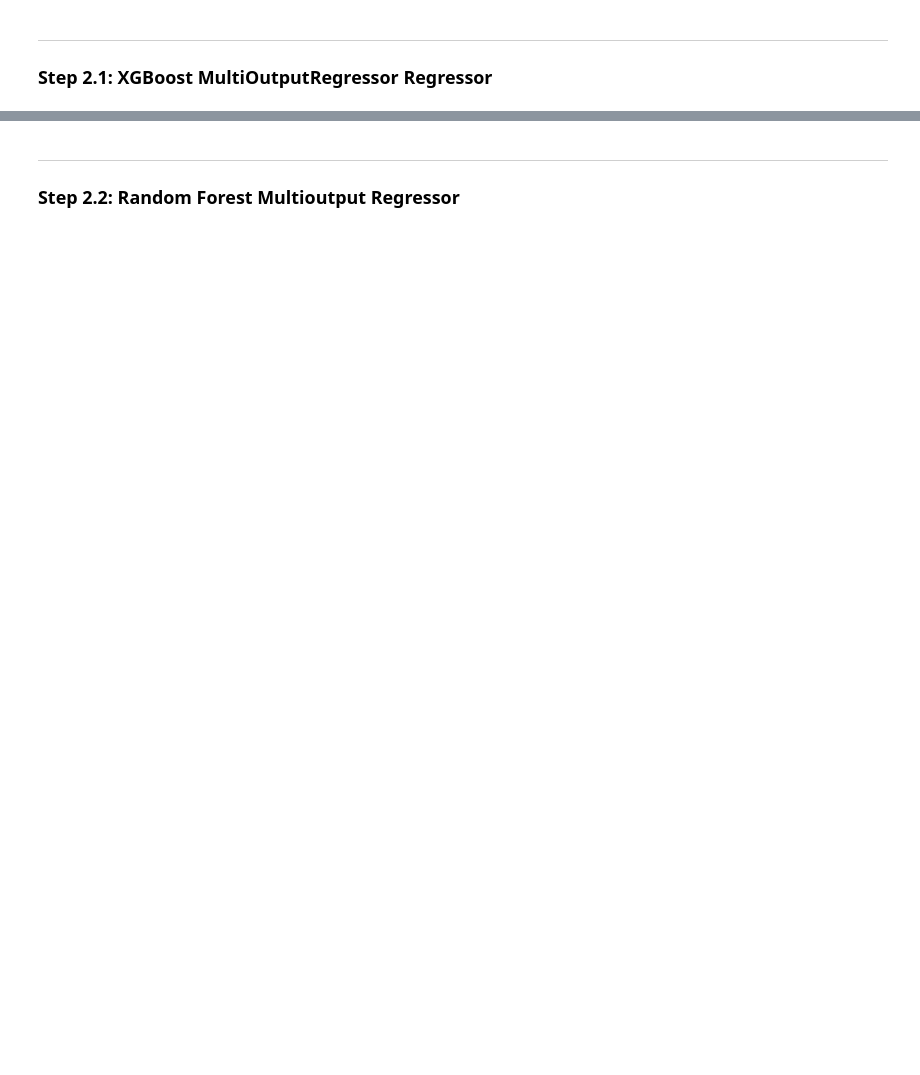
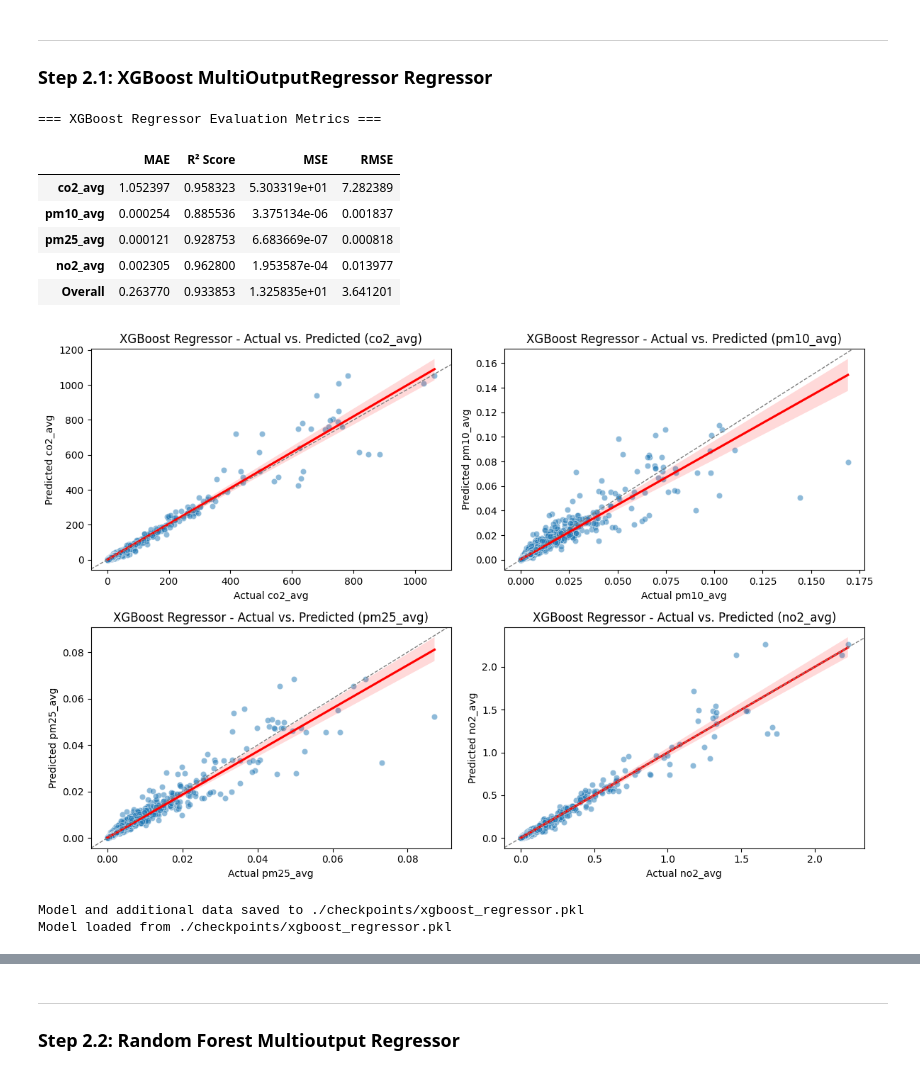
Before and after one commit to osamadev/EmissionsML, a Jupyter notebook: emissions_modeling.ipynb, the cells around one changed output, grey strips where cells are left out. Saved outputs shown, nothing was run; the diff lists cells and outputs as text; code cells hidden in the pictures; blank space fills up the shorter version.

```diff
--- a/emissions_modeling.ipynb
+++ b/emissions_modeling.ipynb
@@ -3,0 +12,3 @@
+# %%
+X, y = utils.load_data('./preprocessed_data/final_dataset.csv',
+                       ['co2_avg', 'pm10_avg', 'pm25_avg', 'no2_avg'])
@@ -5,17 +26,3 @@
 <hr style="border: 2px solid blue;">
 
 ### Step 2.1: XGBoost MultiOutputRegressor Regressor
-# %%
-# drop columns that are not selected and the target columns
-y = final_merged_df[['co2_avg', 'pm10_avg', 'pm25_avg', 'no2_avg']]
-X = final_merged_df.drop(columns=['co2_avg', 'pm10_avg', 'pm25_avg', 'no2_avg'])
-
-# drop aadt columns and keep vkm columns as they are highly correlated. vkm is calculated using aadt and speed columns
-X.drop(columns=['aadt_motorcycle', 'aadt_taxi',
-       'aadt_petrol_car', 'aadt_diesel_car', 'aadt_electric_car',
-       'aadt_petrol_phv', 'aadt_diesel_phv', 'aadt_electric_phv',
-       'aadt_petrol_lgv', 'aadt_diesel_lgv', 'aadt_electric_lgv',
-       'aadt_hgvs_rigid_2_axles', 'aadt_hgvs_rigid_3_axles',
-       'aadt_hgvs_rigid_4_or_more_axles', 'aadt_hgvs_articulated_3_to_4_axles',
-       'aadt_hgvs_articulated_5_axles', 'aadt_hgvs_articulated_6_axles',
-       'aadt_buses', 'aadt_coaches'], inplace=True)
@@ -31,22 +29,34 @@ selected_columns
 # %%
 # implement multi-output regression using xgboost regressor
 from sklearn.multioutput import MultiOutputRegressor
 from xgboost import XGBRegressor
 from sklearn.model_selection import train_test_split
-from sklearn.metrics import mean_squared_error
 
 # split the data into training and testing sets
 X_train, X_test, y_train, y_test = train_test_split(X, y, test_size=0.2, random_state=42)
 
+# Scale training data and store the scaler
+X_train_scaled, _, scaler_X, _ = utils.scale_data(X_train, fit_scaler=True)
+
+# Scale test data using the same scaler (ensures consistency)
+X_test_scaled, _, _, _ = utils.scale_data(X_test, scaler_X=scaler_X, fit_scaler=False)
+
 # train the model
 xgb = MultiOutputRegressor(XGBRegressor(objective='reg:squarederror', n_estimators=1000,
                                         learning_rate=0.1, max_depth=6, random_state=42))
-xgb.fit(X_train, y_train)
+xgb.fit(X_train_scaled, y_train)
 
 # predict the target values
-y_pred = xgb.predict(X_test)
+y_pred = xgb.predict(X_test_scaled)
 
 # calculate the mean squared error
-mse = mean_squared_error(y_test, y_pred)
-
-print(f'Mean Squared Error: {mse}')
+eval_matrix = utils.evaluate_regressor(y_test, y_pred, model_name='XGBoost Regressor')
+# %% [output]
+=== XGBoost Regressor Evaluation Metrics ===
+|  | MAE | R² Score | MSE | RMSE |
+| co2_avg | 1.052397 | 0.958323 | 5.303319e+01 | 7.282389 |
+| pm10_avg | 0.000254 | 0.885536 | 3.375134e-06 | 0.001837 |
+| pm25_avg | 0.000121 | 0.928753 | 6.683669e-07 | 0.000818 |
+| no2_avg | 0.002305 | 0.962800 | 1.953587e-04 | 0.013977 |
+| Overall | 0.263770 | 0.933853 | 1.325835e+01 | 3.641201 |
+[figure, added]
@@ -99,0 +63,9 @@ plt.show()
+# %%
+# save the xgboost model
+utils.save_model(xgb, './checkpoints/xgboost_regressor.pkl', scaler_X, target_columns=y.columns)
+
+# load the xgboost model
+(xgb, scaler_X, _, target_columns) = utils.load_model('./checkpoints/xgboost_regressor.pkl')
+# %% [output]
+Model and additional data saved to ./checkpoints/xgboost_regressor.pkl
+Model loaded from ./checkpoints/xgboost_regressor.pkl
```
Also changed, not shown: parts of 60 cells of this notebook, 22 other files.
